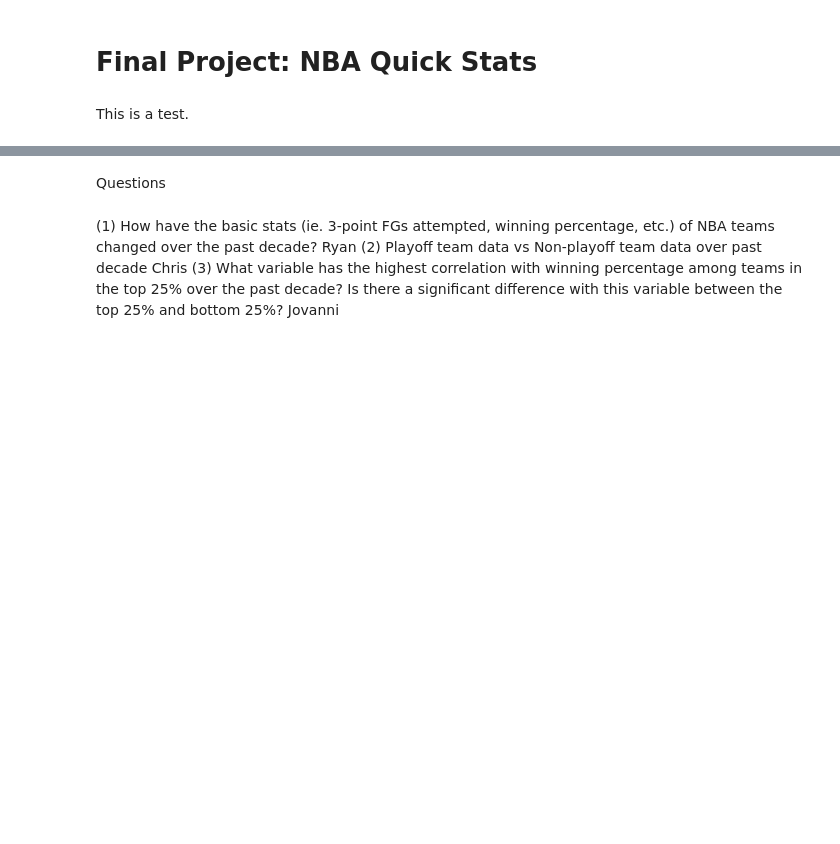
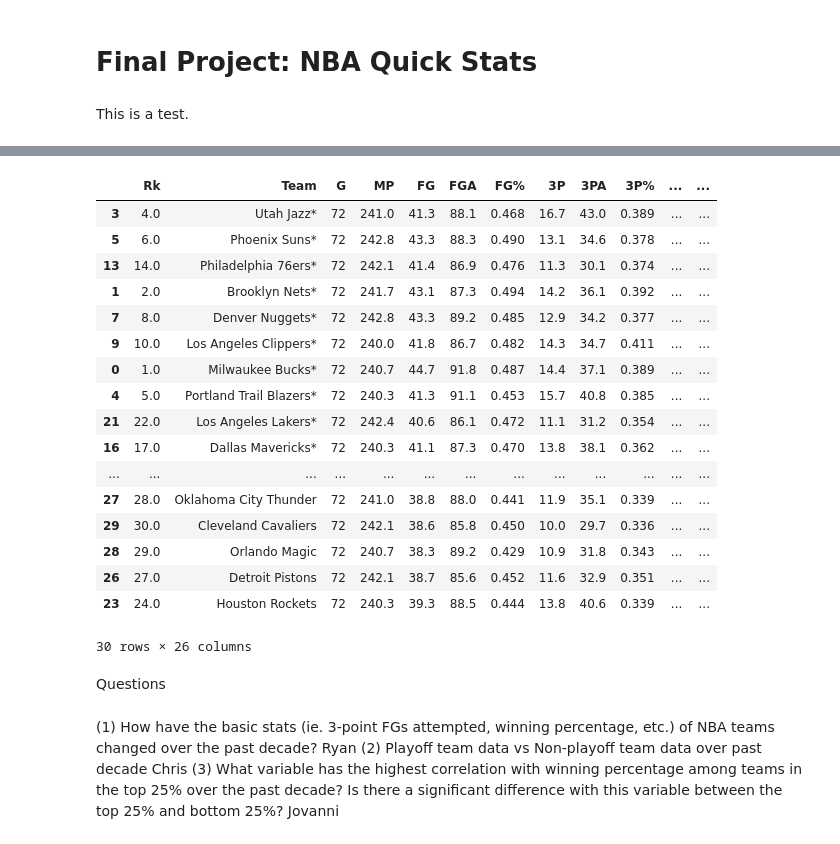
Before and after one commit to cs2027/stat-303-1-project, a Jupyter notebook: final-project.ipynb, the cells around one changed output, grey strips where cells are left out. Cells and saved outputs as stored; diff of their text form; code cells hidden in the pictures; blank space fills up the shorter version.

```diff
--- a/final-project.ipynb
+++ b/final-project.ipynb
@@ -32,0 +16,4 @@ tables[4].sort_values('PTS', ascending=False)
+# %%
+east_2021 = tables[0].iloc[:,[0, 3]]
+east_2021.rename(columns={'Eastern Conference': 'Team'}, inplace=True)
+east_2021.head()
@@ -32,0 +27,4 @@ tables[4].sort_values('PTS', ascending=False)
+# %%
+west_2021 = tables[1].iloc[:,[0, 3]]
+west_2021.rename(columns={'Western Conference': 'Team'}, inplace=True)
+west_2021.head()
@@ -32,0 +38,6 @@ tables[4].sort_values('PTS', ascending=False)
+# %%
+all_2021 = [east_2021, west_2021]
+all_2021 = pd.concat(all_2021)
+all_2021 = all_2021.reset_index()
+all_2021.drop('index', axis=1, inplace=True)
+all_2021.head()
@@ -32,0 +51,3 @@ tables[4].sort_values('PTS', ascending=False)
+# %%
+df_2021 = tables[4].sort_values('PTS', ascending=False)
+df_2021.head()
@@ -33,3 +62,24 @@ tables[4].sort_values('PTS', ascending=False)
+# %%
+df_2021.merge(all_2021).sort_values('W/L%', ascending=False)
+# %% [output]
+|  | Rk | Team | G | MP | FG | FGA | FG% | 3P | 3PA | 3P% | ... | ... |
+| 3 | 4.0 | Utah Jazz* | 72 | 241.0 | 41.3 | 88.1 | 0.468 | 16.7 | 43.0 | 0.389 | ... | ... |
+| 5 | 6.0 | Phoenix Suns* | 72 | 242.8 | 43.3 | 88.3 | 0.490 | 13.1 | 34.6 | 0.378 | ... | ... |
+| 13 | 14.0 | Philadelphia 76ers* | 72 | 242.1 | 41.4 | 86.9 | 0.476 | 11.3 | 30.1 | 0.374 | ... | ... |
+| 1 | 2.0 | Brooklyn Nets* | 72 | 241.7 | 43.1 | 87.3 | 0.494 | 14.2 | 36.1 | 0.392 | ... | ... |
+| 7 | 8.0 | Denver Nuggets* | 72 | 242.8 | 43.3 | 89.2 | 0.485 | 12.9 | 34.2 | 0.377 | ... | ... |
+| 9 | 10.0 | Los Angeles Clippers* | 72 | 240.0 | 41.8 | 86.7 | 0.482 | 14.3 | 34.7 | 0.411 | ... | ... |
+| 0 | 1.0 | Milwaukee Bucks* | 72 | 240.7 | 44.7 | 91.8 | 0.487 | 14.4 | 37.1 | 0.389 | ... | ... |
+| 4 | 5.0 | Portland Trail Blazers* | 72 | 240.3 | 41.3 | 91.1 | 0.453 | 15.7 | 40.8 | 0.385 | ... | ... |
+| 21 | 22.0 | Los Angeles Lakers* | 72 | 242.4 | 40.6 | 86.1 | 0.472 | 11.1 | 31.2 | 0.354 | ... | ... |
+| 16 | 17.0 | Dallas Mavericks* | 72 | 240.3 | 41.1 | 87.3 | 0.470 | 13.8 | 38.1 | 0.362 | ... | ... |
+| ... | ... | ... | ... | ... | ... | ... | ... | ... | ... | ... | ... | ... |
+| 27 | 28.0 | Oklahoma City Thunder | 72 | 241.0 | 38.8 | 88.0 | 0.441 | 11.9 | 35.1 | 0.339 | ... | ... |
+| 29 | 30.0 | Cleveland Cavaliers | 72 | 242.1 | 38.6 | 85.8 | 0.450 | 10.0 | 29.7 | 0.336 | ... | ... |
+| 28 | 29.0 | Orlando Magic | 72 | 240.7 | 38.3 | 89.2 | 0.429 | 10.9 | 31.8 | 0.343 | ... | ... |
+| 26 | 27.0 | Detroit Pistons | 72 | 242.1 | 38.7 | 85.6 | 0.452 | 11.6 | 32.9 | 0.351 | ... | ... |
+| 23 | 24.0 | Houston Rockets | 72 | 240.3 | 39.3 | 88.5 | 0.444 | 13.8 | 40.6 | 0.339 | ... | ... |
+30 rows × 26 columns
 # %% [markdown]
 Questions
 # %% [markdown]
```
Also changed, not shown: parts of 6 cells of this notebook.
